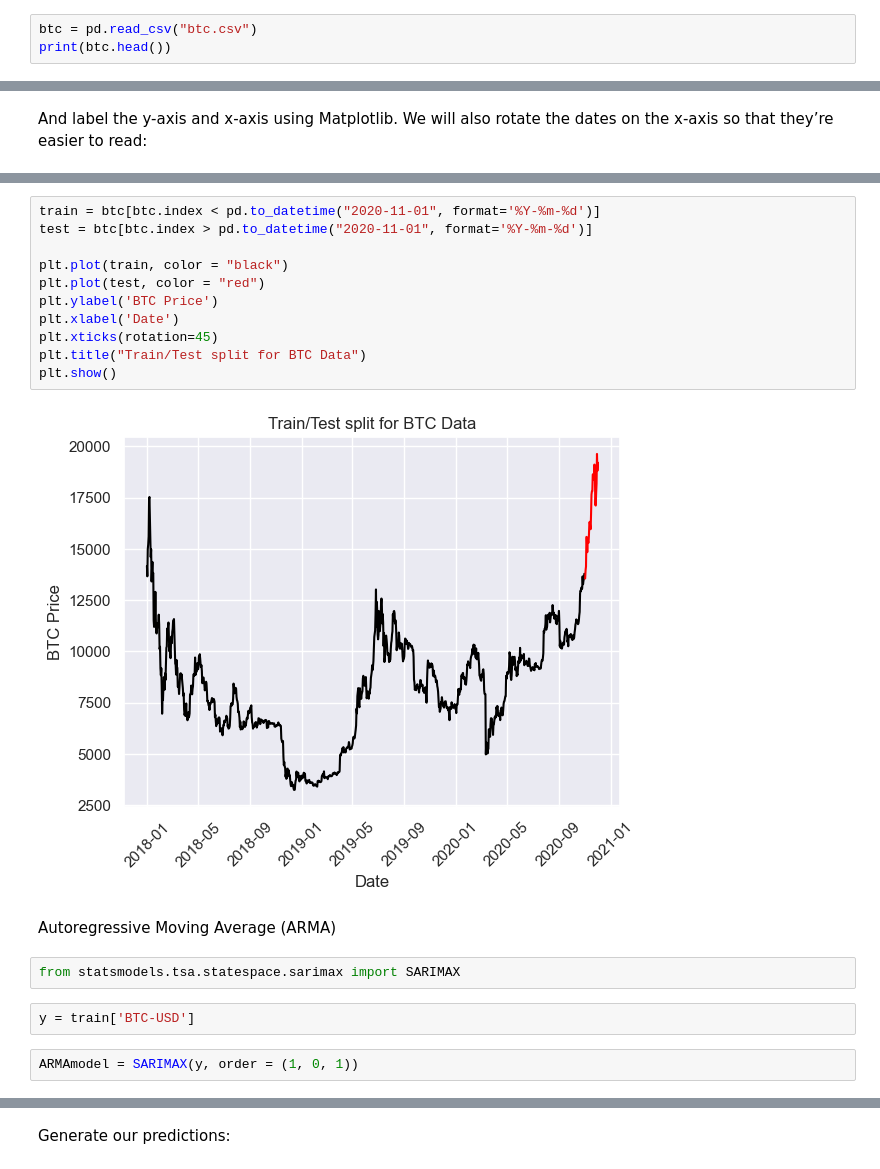
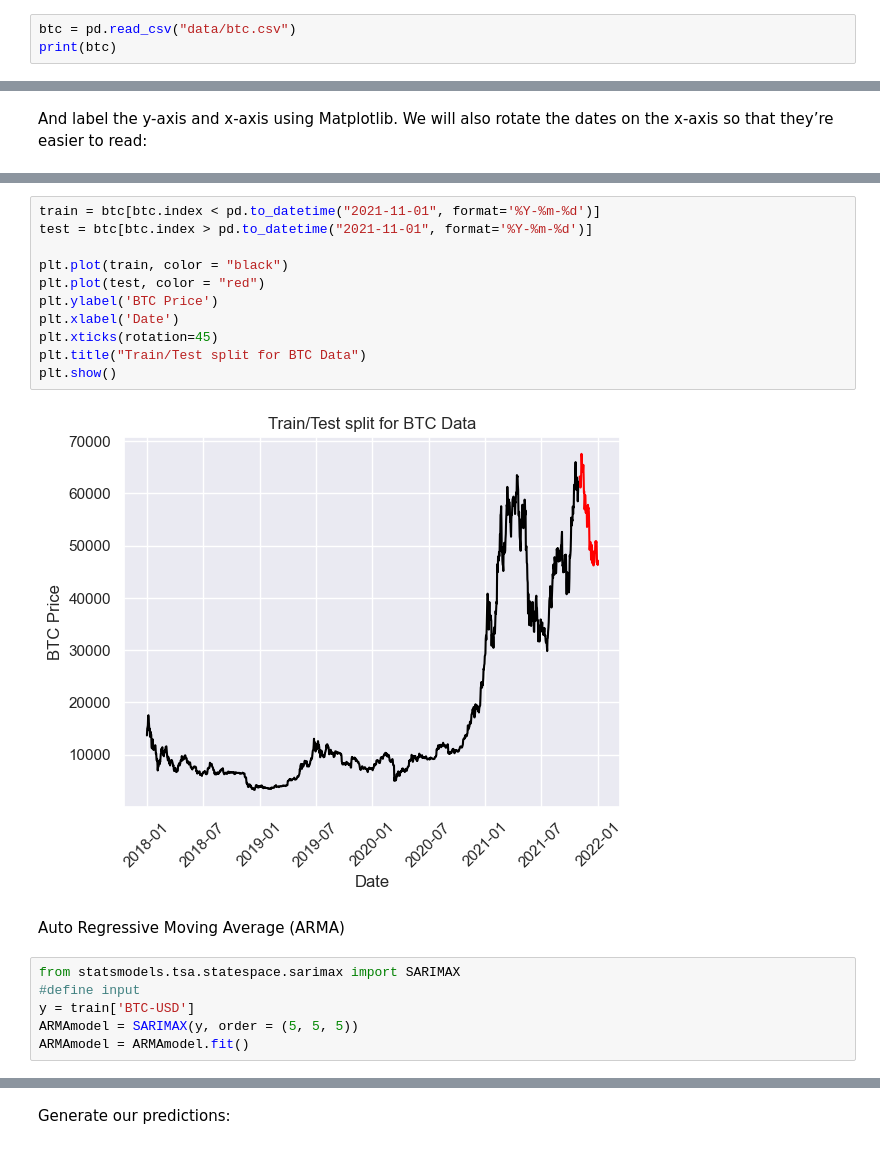
Before and after one commit to thaonguyen14021207/time-series-analysis, a Jupyter notebook: forecast_bitcoin_price.ipynb, the cells around one changed output, grey strips where cells are left out. Cells and saved outputs as stored; diff of their text form.

```diff
--- a/forecast_bitcoin_price.ipynb
+++ b/forecast_bitcoin_price.ipynb
@@ -82,6 +44,6 @@ btc.to_csv("btc.csv")
 # %% [markdown]
 Now, let’s read in our csv file and display the first five rows:
 # %%
-btc = pd.read_csv("btc.csv")
-print(btc.head())
+btc = pd.read_csv("data/btc.csv")
+print(btc)
 # %% [output]
@@ -125,21 +99,21 @@ We will split our data such that everything before November 2020 will serve as t
 # %%
-train = btc[btc.index < pd.to_datetime("2020-11-01", format='%Y-%m-%d')]
-test = btc[btc.index > pd.to_datetime("2020-11-01", format='%Y-%m-%d')]
+train = btc[btc.index < pd.to_datetime("2021-11-01", format='%Y-%m-%d')]
+test = btc[btc.index > pd.to_datetime("2021-11-01", format='%Y-%m-%d')]
 
 plt.plot(train, color = "black")
 plt.plot(test, color = "red")
 plt.ylabel('BTC Price')
 plt.xlabel('Date')
 plt.xticks(rotation=45)
 plt.title("Train/Test split for BTC Data")
 plt.show()
 # %% [output]
-[figure, old version]
+[figure, new version]
 # %% [markdown]
-Autoregressive Moving Average (ARMA)
+Auto Regressive Moving Average (ARMA)
 # %%
 from statsmodels.tsa.statespace.sarimax import SARIMAX
+#define input
+y = train['BTC-USD']
+ARMAmodel = SARIMAX(y, order = (5, 5, 5))
+ARMAmodel = ARMAmodel.fit()
-# %%
-y = train['BTC-USD']
-# %%
-ARMAmodel = SARIMAX(y, order = (1, 0, 1))
```
Also changed, not shown: parts of 20 cells of this notebook, 1 other file.
